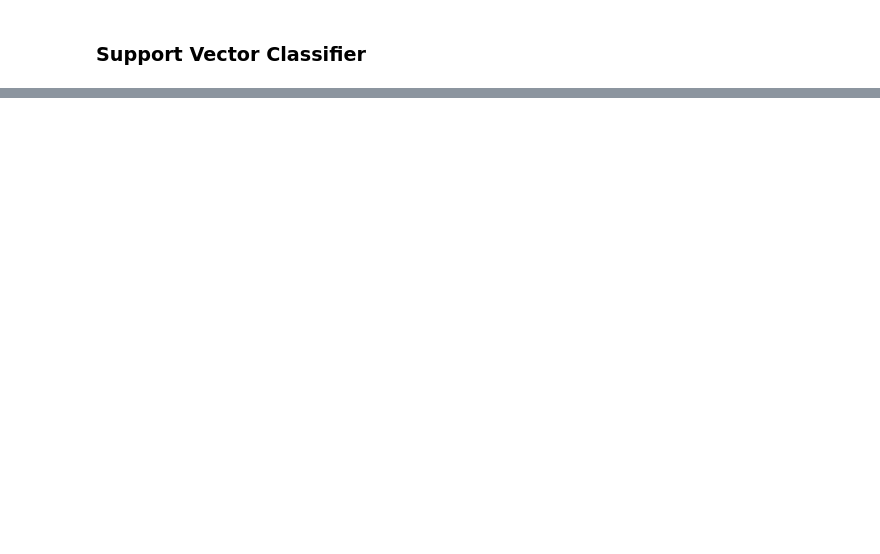
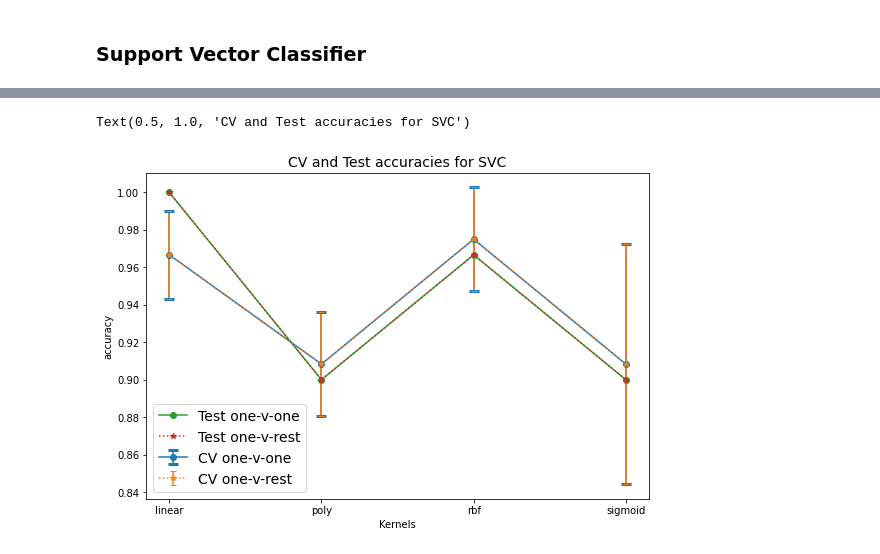
Before and after one commit to RK22000/ICE-Iris_Classification_Experiment, a Jupyter notebook: ICE_(Iris_Classification_Experiment).ipynb, the cells around one changed output, grey strips where cells are left out. Drawn from its saved outputs; the diff is of its cells as text; code cells hidden in the pictures; blank space fills up the shorter version.

```diff
--- a/ICE_(Iris_Classification_Experiment).ipynb
+++ b/ICE_(Iris_Classification_Experiment).ipynb
@@ -274,0 +315,21 @@ test.y
+# %%
+plt.figure(figsize=(9, 6))
+for ls, dev, leg in zip(
+    [*cv_acc, *ts_acc],
+    [*cv_err, [], []],
+    "CV one-v-one, CV one-v-rest, Test one-v-one, Test one-v-rest".split(", ")
+    ):
+    fmt, capsize, capth = ('o-', 5, 3) if leg[-1]=='e' else ('*:', 3, 1)
+    if len(dev) > 0:
+        plt.errorbar([i for i, _ in enumerate(ls)], ls, yerr=dev, fmt=fmt, label=leg, capsize=capsize, capthick=capth)
+    else:
+        plt.plot([i for i, _ in enumerate(ls)], ls, fmt, label=leg)
+plt.legend(fontsize=14)
+plt.xticks(*zip(*enumerate(kernels)))
+#plt.ylim(0.88, 1.02)
+plt.xlabel("Kernels")
+plt.ylabel("accuracy")
+plt.title("CV and Test accuracies for SVC", fontsize=14)
+# %% [output]
+Text(0.5, 1.0, 'CV and Test accuracies for SVC')
+[figure, added]
```
Also changed, not shown: parts of 12 cells of this notebook.
